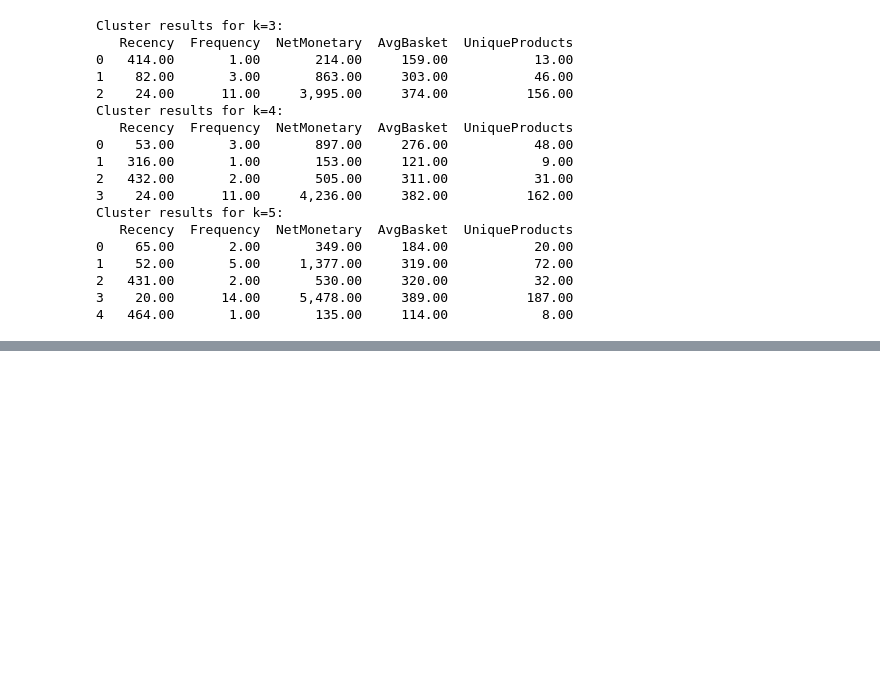
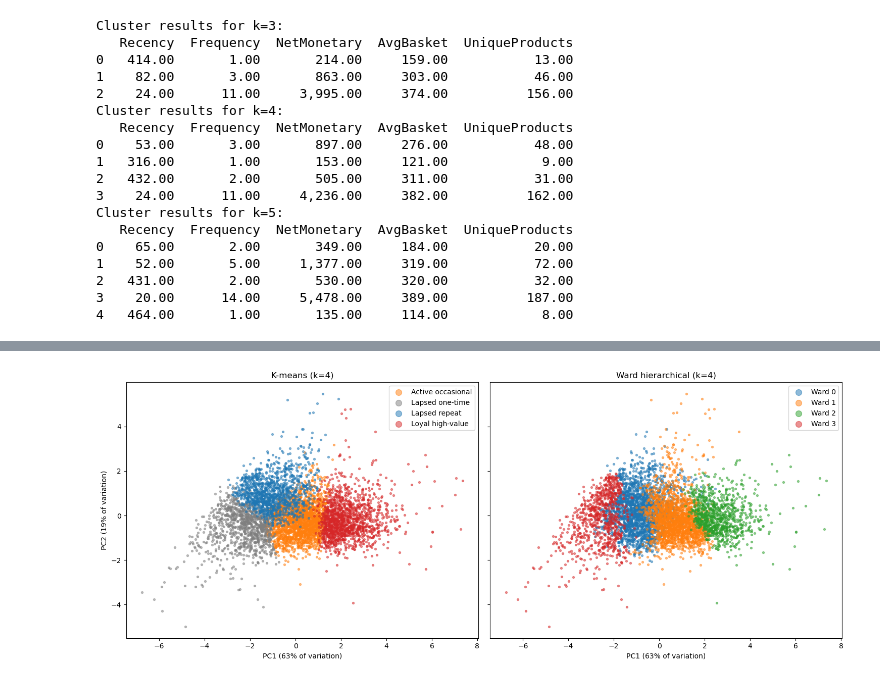
Before and after one commit to jithmac/UK-customer-classification-with-Clustering, a Jupyter notebook: cluster.ipynb, the cells around one changed output, grey strips where cells are left out. Cells and saved outputs as stored; diff of their text form; code cells hidden in the pictures; blank space fills up the shorter version.

Commit message:
Finalize the clustering with deviding the customers in to four groups

```diff
--- a/cluster.ipynb
+++ b/cluster.ipynb
@@ -585,0 +660,6 @@ Cluster results for k=5:
+# %%
+# Check for other K values and HC ARI to see whether there is a better k
+for k in [2, 3, 4, 5]:
+    a = KMeans(k, n_init=20, random_state=42).fit_predict(X_scaled)
+    b = AgglomerativeClustering(n_clusters=k, linkage="ward").fit_predict(X_scaled)
+    print(k, round(adjusted_rand_score(a, b), 2))
@@ -585,0 +671,8 @@ Cluster results for k=5:
+# %%
+# Since non of the K values are not gives a higher ARI with hierachichal clustering, we have check how that affect to the data clumns
+t = cust.loc[X_scaled.index].assign(km=km_labels, ward=hc_labels)
+for col in ["km", "ward"]:
+    g = t.groupby(col)["NetMonetary"].agg(["size", "sum"])
+    g["pct_customers"] = (g["size"] / len(t) * 100).round(1)
+    g["pct_revenue"] = (g["sum"] / t["NetMonetary"].sum() * 100).round(1)
+    print(g[["pct_customers", "pct_revenue"]].sort_values("pct_revenue", ascending=False), "\n")
@@ -585,0 +707,29 @@ Cluster results for k=5:
+# %%
+from sklearn.decomposition import PCA
+
+pca = PCA(n_components=2)
+pcs = pca.fit_transform(X_scaled)
+var = pca.explained_variance_ratio_ * 100
+
+names = {3: "Loyal high-value", 0: "Active occasional",
+         2: "Lapsed repeat", 1: "Lapsed one-time"}
+colors = {3: "#d62728", 0: "#ff7f0e", 2: "#1f77b4", 1: "#7f7f7f"}
+
+fig, ax = plt.subplots(1, 2, figsize=(15, 6), sharex=True, sharey=True)
+
+for a, labels, title in [(ax[0], km_labels, "K-means (k=4)"),
+                         (ax[1], hc_labels, "Ward hierarchical (k=4)")]:
+    for g in sorted(set(labels)):
+        m = labels == g
+        a.scatter(pcs[m, 0], pcs[m, 1], s=8, alpha=0.5,
+                  c=colors.get(g, "k") if labels is km_labels else None,
+                  label=names.get(g, f"Group {g}") if labels is km_labels else f"Ward {g}")
+    a.set_title(title)
+    a.set_xlabel(f"PC1 ({var[0]:.0f}% of variation)")
+    a.legend(markerscale=3)
+ax[0].set_ylabel(f"PC2 ({var[1]:.0f}% of variation)")
+
+plt.tight_layout()
+plt.show()
+# %% [output]
+[figure, added]
```
Also changed, not shown: parts of 8 cells of this notebook.
